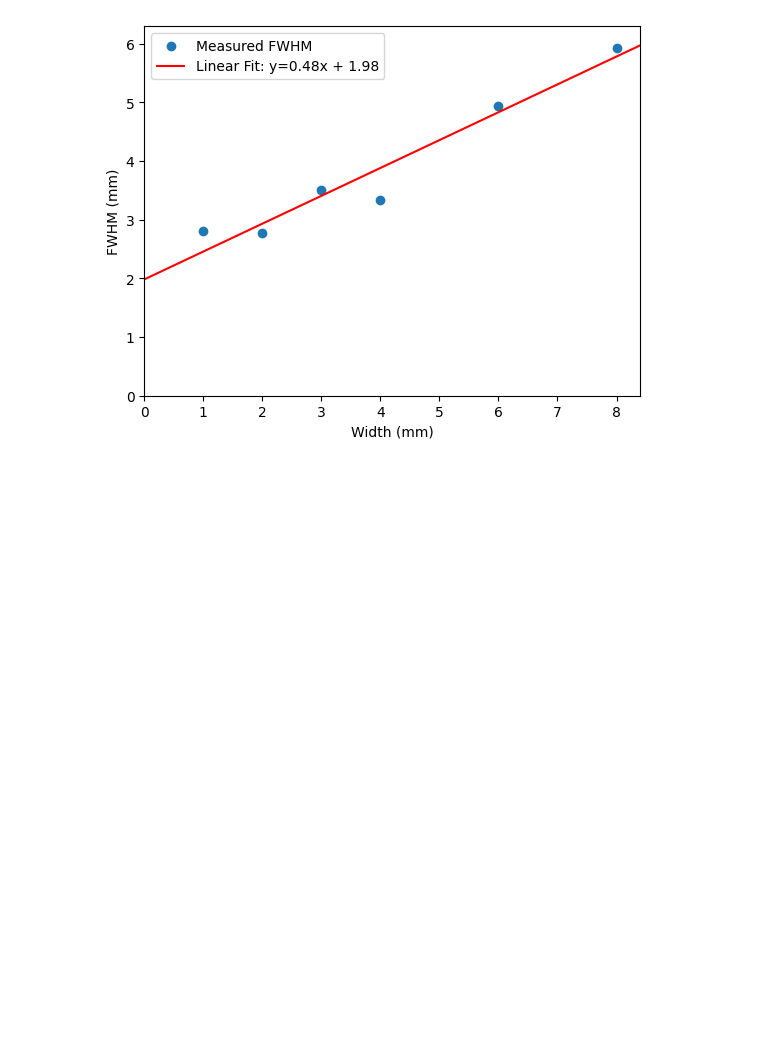
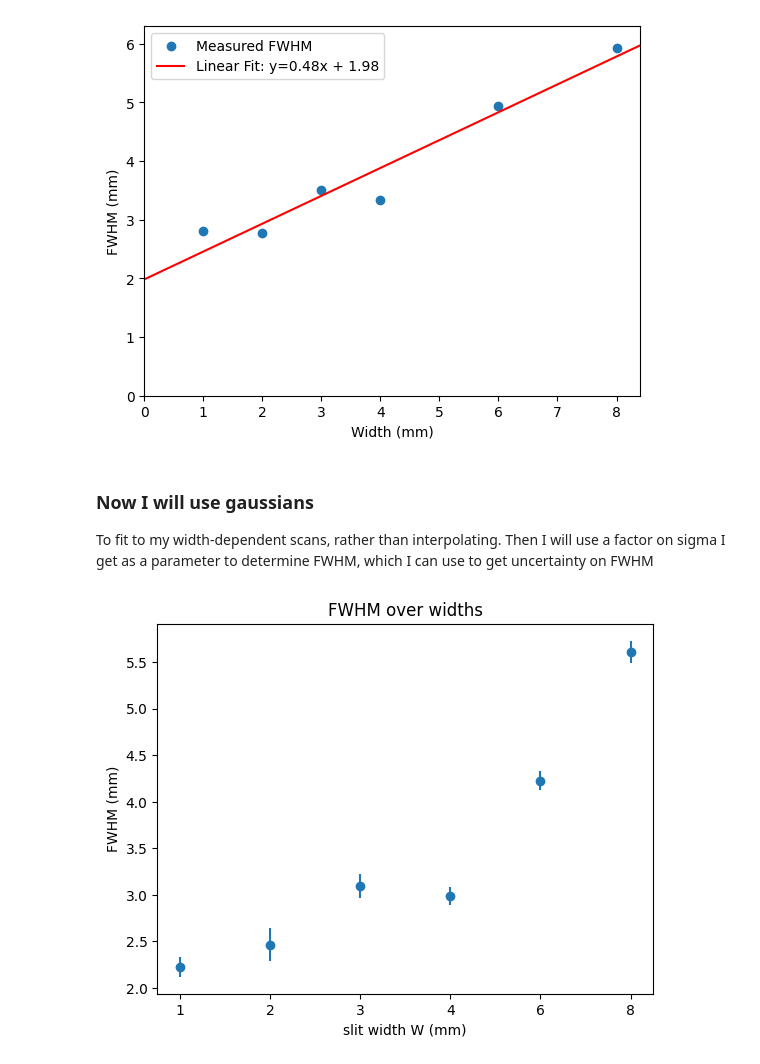
Before and after one commit to MarkZhit/PHYS409-PET, a Jupyter notebook: VaryWidth.ipynb, the cells around one changed output. Cells and saved outputs as stored; diff of their text form; code cells hidden in the pictures; blank space fills up the shorter version.

Commit message:
Added gaussian-determined FWHMs for width scans

```diff
--- a/VaryWidth.ipynb
+++ b/VaryWidth.ipynb
@@ -22,7 +22,7 @@ m.plotWidthScans(WidthCalibrationJan14, "Width Calibration Jan14")
 [figure]
 # %%
 WidthCalibrationJan16 = m.group_data_by_metric("./data/Resolution Measurements - 2026-01-16")
-WidthCalibrationJan16 = m.normalize(WidthCalibrationJan16)
+WidthCalibrationJan16 = m.normalizeWidthScans(WidthCalibrationJan16)
 m.plotWidthScans(WidthCalibrationJan16, "Width Calibration Jan19")
 # %% [output]
 [figure]
@@ -90,3 +90,32 @@ plt.savefig("FWHM over widths with model.png")
 plt.show()
 # %% [output]
 [figure]
+# %% [markdown]
+### Now I will use gaussians
+ To fit to my width-dependent scans, rather than interpolating. Then I will use a factor on sigma I get as a parameter to determine FWHM, which I can use to get uncertainty on FWHM
+# %%
+grouped_FWHM = m.getFWHMGaussian(WidthCalibrationJan16)
+# %%
+widths = []
+fwhms = []
+ufwhms = []
+for width in sorted(grouped_FWHM.keys()):
+    data_list = grouped_FWHM[width]
+
+    # data_list is a list of tuples: (distance_array, counts_array)
+    for fwhm, ufwhm in data_list:
+        # print(f"with W={width}, fwhm={fwhm}mm")
+        # plt.scatter(width, fwhm)
+        widths.append(width)
+        fwhms.append(fwhm)
+        ufwhms.append(ufwhm)
+
+plt.figure()
+plt.errorbar(widths, fwhms, yerr=ufwhms, fmt='o')
+plt.title("FWHM over widths")
+plt.xlabel("slit width W (mm)")
+plt.ylabel("FWHM (mm)")
+plt.savefig("FWHM over slit width with uncertainty")
+plt.show()
+# %% [output]
+[figure, added]
```
Also changed, not shown: parts of 4 cells of this notebook, 6 other files.
